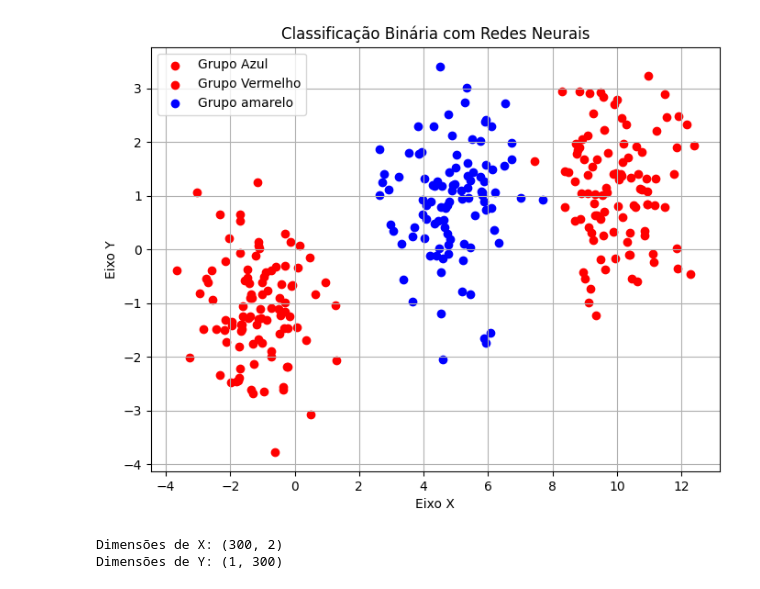
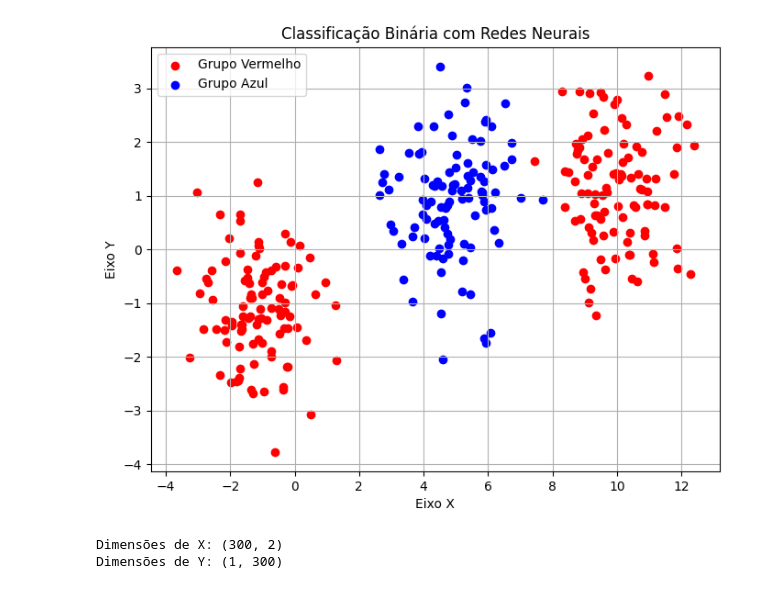
Before and after one commit to ArthurrCr/DEEP-LEARNING, a Jupyter notebook: neural_network.ipynb, the cells around one changed output. Cells and saved outputs as stored; diff of their text form; code cells hidden in the pictures.

```diff
--- a/neural_network.ipynb
+++ b/neural_network.ipynb
@@ -5,28 +5,28 @@ import matplotlib.pyplot as plt
 # %%
 # Definindo os centros dos grupos
 centro_azul = [10, 1]
 centro_vermelho = [-1, -1]
 centro_vermelho_2 = [5,1]
 
 # Gerando pontos aleatórios em torno dos centros
 np.random.seed(0)
 pontos_azuis = np.random.randn(100, 2) + centro_azul
 pontos_vermelhos = np.random.randn(100, 2) + centro_vermelho
 pontos_vermelhos_2 = np.random.randn(100,2) + centro_vermelho_2
 
 # Plotando os pontos
 plt.figure(figsize=(8, 6))
-plt.scatter(pontos_azuis[:, 0], pontos_azuis[:, 1], color='red', label='Grupo Azul')
+plt.scatter(pontos_azuis[:, 0], pontos_azuis[:, 1], color='red')
 plt.scatter(pontos_vermelhos[:, 0], pontos_vermelhos[:, 1], color='red', label='Grupo Vermelho')
-plt.scatter(pontos_vermelhos_2[:, 0], pontos_vermelhos_2[:, 1], color='blue', label='Grupo amarelo')
+plt.scatter(pontos_vermelhos_2[:, 0], pontos_vermelhos_2[:, 1], color='blue', label='Grupo Azul')
 plt.title("Classificação Binária com Redes Neurais")
 plt.xlabel("Eixo X")
 plt.ylabel("Eixo Y")
 plt.legend()
 plt.grid(True)
 plt.show()
 # %% [output]
-[figure, old version]
+[figure, new version]
 # %%
 # Preparar os Dados
 # Combina os conjuntos de pontos com os azuis no meio
```
Also changed, not shown: parts of 8 cells of this notebook.
